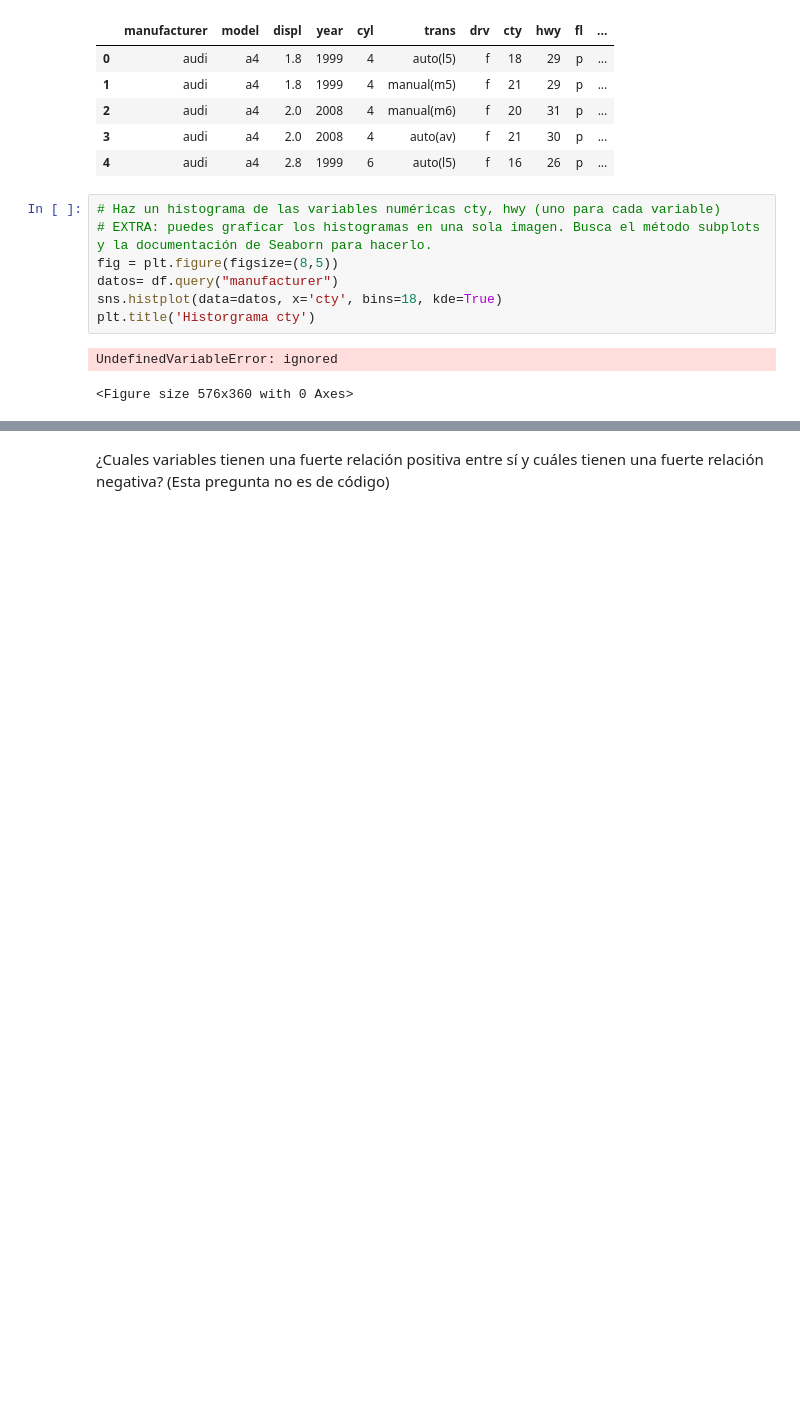
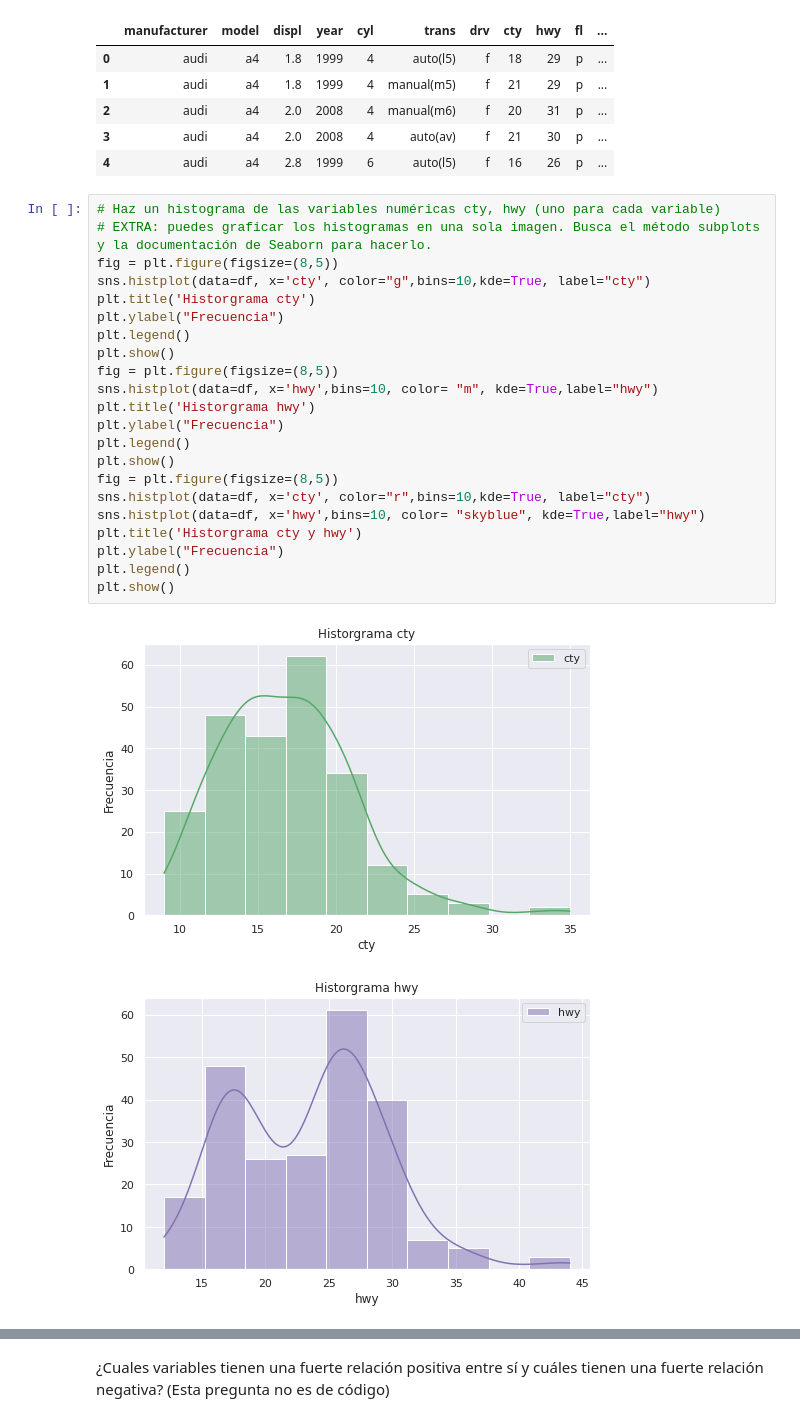
Before and after one commit to TellesBenjamin/repo, a Jupyter notebook: 5.2 - Actividad - Visualización de datos.ipynb, the cells around one changed output, grey strips where cells are left out. Drawn from its saved outputs; the diff is of its cells as text; blank space fills up the shorter version.

```diff
--- a/5.2 - Actividad - Visualización de datos.ipynb
+++ b/5.2 - Actividad - Visualización de datos.ipynb
@@ -66,10 +66,25 @@ df.head()
 # %%
 # Haz un histograma de las variables numéricas cty, hwy (uno para cada variable)
 # EXTRA: puedes graficar los histogramas en una sola imagen. Busca el método subplots y la documentación de Seaborn para hacerlo.
 fig = plt.figure(figsize=(8,5))
-datos= df.query("manufacturer")
-sns.histplot(data=datos, x='cty', bins=18, kde=True)
+sns.histplot(data=df, x='cty', color="g",bins=10,kde=True, label="cty")
 plt.title('Historgrama cty')
+plt.ylabel("Frecuencia")
+plt.legend()
+plt.show()
+fig = plt.figure(figsize=(8,5))
+sns.histplot(data=df, x='hwy',bins=10, color= "m", kde=True,label="hwy")
+plt.title('Historgrama hwy')
+plt.ylabel("Frecuencia")
+plt.legend()
+plt.show()
+fig = plt.figure(figsize=(8,5))
+sns.histplot(data=df, x='cty', color="r",bins=10,kde=True, label="cty")
+sns.histplot(data=df, x='hwy',bins=10, color= "skyblue", kde=True,label="hwy")
+plt.title('Historgrama cty y hwy')
+plt.ylabel("Frecuencia")
+plt.legend()
+plt.show()
 # %% [output]
-UndefinedVariableError: ignored
-<Figure size 576x360 with 0 Axes>
+[figure, added]
+[figure, added]
```
Also changed, not shown: parts of 5 cells of this notebook.
